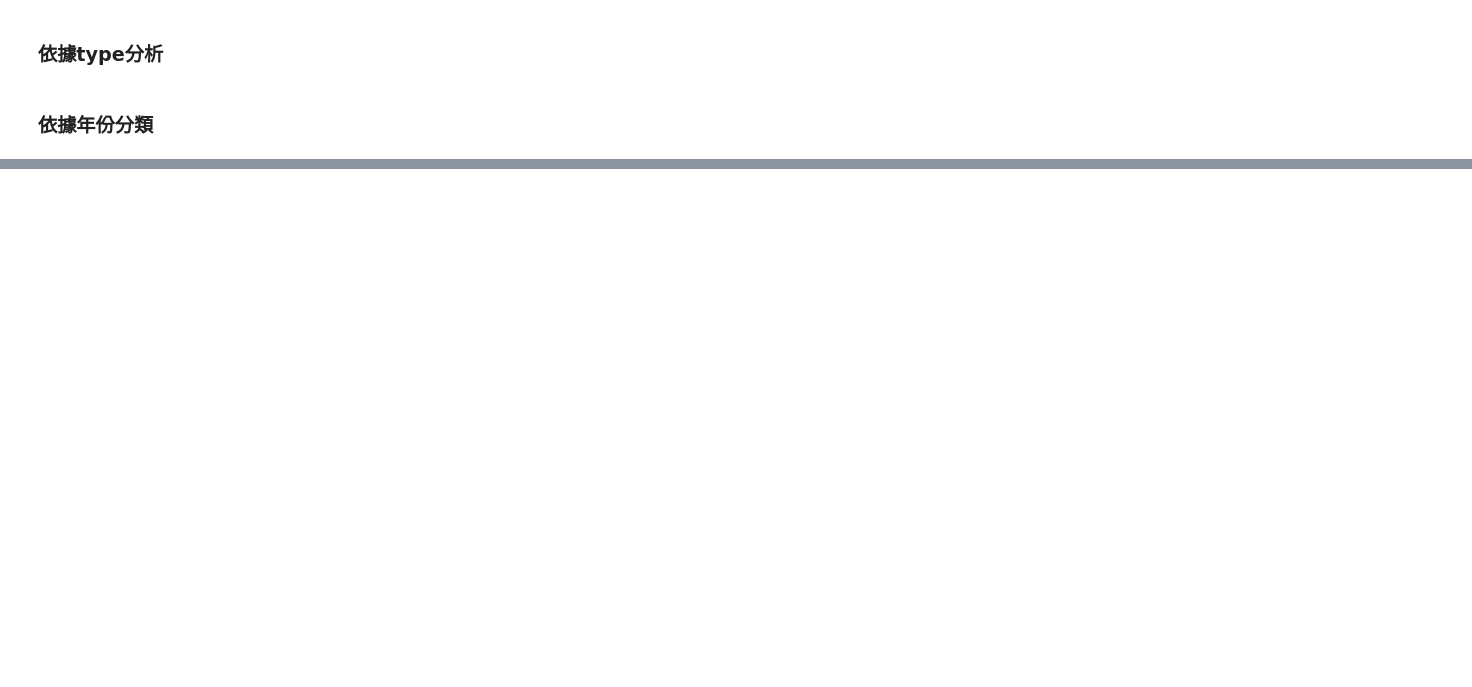
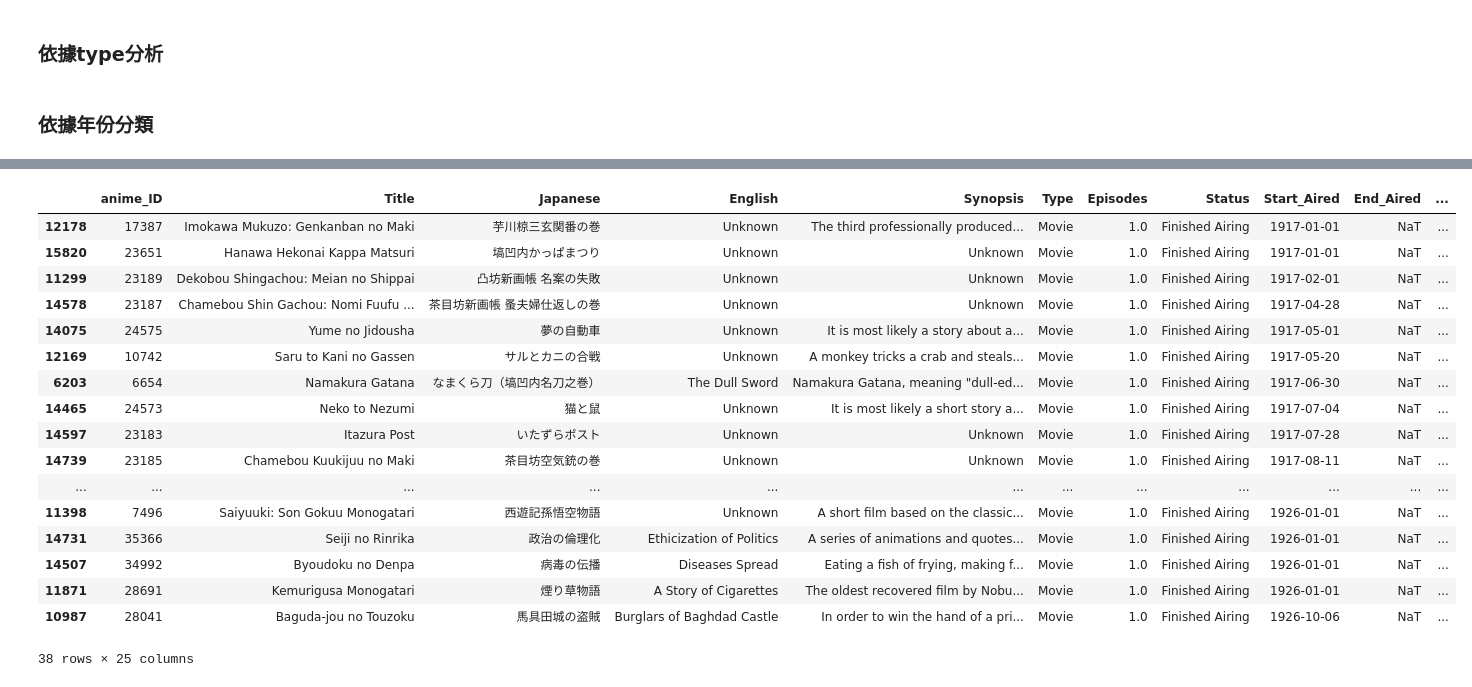
Before and after one commit to danielwu1202/anime-dashboard, a Jupyter notebook: 資料清理.ipynb, the cells around one changed output, grey strips where cells are left out. Cells and saved outputs as stored; diff of their text form; code cells hidden in the pictures; blank space fills up the shorter version.

```diff
--- a/資料清理.ipynb
+++ b/資料清理.ipynb
@@ -93,0 +37,5 @@ df_year[df_year["count"] > 50]
+# %%
+anime_data['Start_Aired'] = pd.to_datetime(anime_data['Start_Aired'], errors='coerce')
+anime_data['End_Aired'] = pd.to_datetime(anime_data['End_Aired'], errors='coerce')
+# %%
+anime_data.sort_values(by='Start_Aired', inplace=True)
@@ -93,0 +58,3 @@ df_year[df_year["count"] > 50]
+# %%
+# 將日文轉換成英文
+anime_data.replace(['Shounen', 'Seinen', 'Shoujo', 'Josei', 'Kids, Shounen', 'Kids, Shoujo', 'Josei, Shoujo', 'Kids, Seinen'], ['young boy', 'teenager', 'young girl', 'female', 'kids, young boy', 'kids, young girl', 'female, young girl', 'kids, teenager'], inplace=True)
@@ -100,3 +68,0 @@ print("觀看族群", counter_demographics)
-# %%
-# 將日文轉換成英文
-anime_data.replace(['Shounen', 'Seinen', 'Shoujo', 'Josei'], ['young boy', 'teenager', 'young girl', 'female'], inplace=True)
@@ -168,0 +96,21 @@ unknown.to_csv('unknown_type_anime.csv', index=False)
+# %%
+anime_data[(anime_data['Start_Aired'] >= '1917') & (anime_data['Start_Aired'] < '1927')]
+# %% [output]
+|  | anime_ID | Title | Japanese | English | Synopsis | Type | Episodes | Status | Start_Aired | End_Aired | ... |
+| 12178 | 17387 | Imokawa Mukuzo: Genkanban no Maki | 芋川椋三玄関番の巻 | Unknown | The third professionally produced... | Movie | 1.0 | Finished Airing | 1917-01-01 | NaT | ... |
+| 15820 | 23651 | Hanawa Hekonai Kappa Matsuri | 塙凹内かっぱまつり | Unknown | Unknown | Movie | 1.0 | Finished Airing | 1917-01-01 | NaT | ... |
+| 11299 | 23189 | Dekobou Shingachou: Meian no Shippai | 凸坊新画帳 名案の失敗 | Unknown | Unknown | Movie | 1.0 | Finished Airing | 1917-02-01 | NaT | ... |
+| 14578 | 23187 | Chamebou Shin Gachou: Nomi Fuufu ... | 茶目坊新画帳 蚤夫婦仕返しの巻 | Unknown | Unknown | Movie | 1.0 | Finished Airing | 1917-04-28 | NaT | ... |
+| 14075 | 24575 | Yume no Jidousha | 夢の自動車 | Unknown | It is most likely a story about a... | Movie | 1.0 | Finished Airing | 1917-05-01 | NaT | ... |
+| 12169 | 10742 | Saru to Kani no Gassen | サルとカニの合戦 | Unknown | A monkey tricks a crab and steals... | Movie | 1.0 | Finished Airing | 1917-05-20 | NaT | ... |
+| 6203 | 6654 | Namakura Gatana | なまくら刀（塙凹内名刀之巻） | The Dull Sword | Namakura Gatana, meaning "dull-ed... | Movie | 1.0 | Finished Airing | 1917-06-30 | NaT | ... |
+| 14465 | 24573 | Neko to Nezumi | 猫と鼠 | Unknown | It is most likely a short story a... | Movie | 1.0 | Finished Airing | 1917-07-04 | NaT | ... |
+| 14597 | 23183 | Itazura Post | いたずらポスト | Unknown | Unknown | Movie | 1.0 | Finished Airing | 1917-07-28 | NaT | ... |
+| 14739 | 23185 | Chamebou Kuukijuu no Maki | 茶目坊空気銃の巻 | Unknown | Unknown | Movie | 1.0 | Finished Airing | 1917-08-11 | NaT | ... |
+| ... | ... | ... | ... | ... | ... | ... | ... | ... | ... | ... | ... |
+| 11398 | 7496 | Saiyuuki: Son Gokuu Monogatari | 西遊記孫悟空物語 | Unknown | A short film based on the classic... | Movie | 1.0 | Finished Airing | 1926-01-01 | NaT | ... |
+| 14731 | 35366 | Seiji no Rinrika | 政治の倫理化 | Ethicization of Politics | A series of animations and quotes... | Movie | 1.0 | Finished Airing | 1926-01-01 | NaT | ... |
+| 14507 | 34992 | Byoudoku no Denpa | 病毒の伝播 | Diseases Spread | Eating a fish of frying, making f... | Movie | 1.0 | Finished Airing | 1926-01-01 | NaT | ... |
+| 11871 | 28691 | Kemurigusa Monogatari | 煙り草物語 | A Story of Cigarettes | The oldest recovered film by Nobu... | Movie | 1.0 | Finished Airing | 1926-01-01 | NaT | ... |
+| 10987 | 28041 | Baguda-jou no Touzoku | 馬具田城の盗賊 | Burglars of Baghdad Castle | In order to win the hand of a pri... | Movie | 1.0 | Finished Airing | 1926-10-06 | NaT | ... |
+38 rows × 25 columns
```
Also changed, not shown: parts of 28 cells of this notebook.
